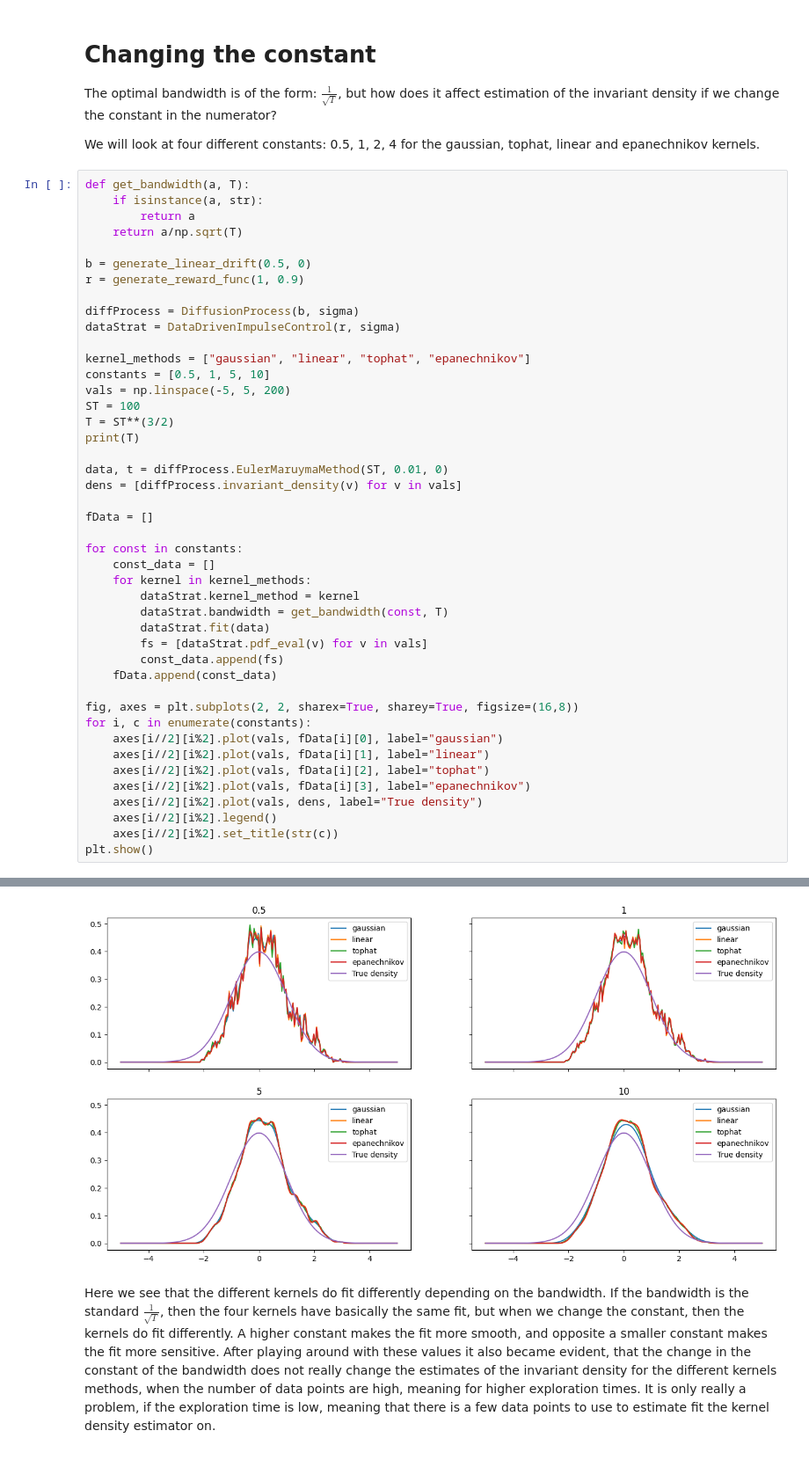
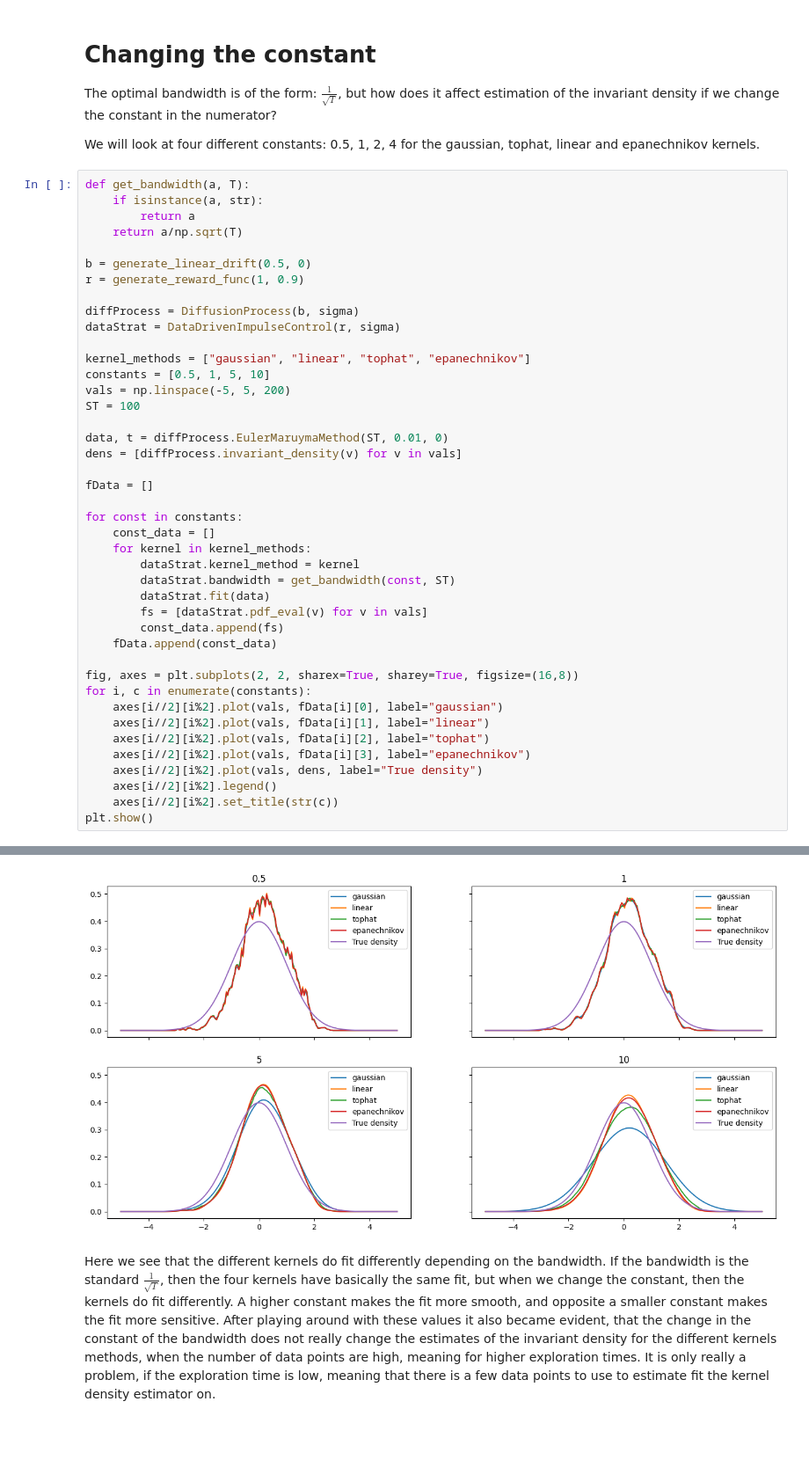
Before and after one commit to RasmusBrostroem/Data-driven-algorithms-for-Impulse-control-problem-Thesis, a Jupyter notebook: TestingBandwidth.ipynb, the cells around one changed output, grey strips where cells are left out. Shown at 88% size. Drawn from its saved outputs; the diff is of its cells as text.

```diff
--- a/TestingBandwidth.ipynb
+++ b/TestingBandwidth.ipynb
@@ -30,8 +30,6 @@ kernel_methods = ["gaussian", "linear", "tophat", "epanechnikov"]
 constants = [0.5, 1, 5, 10]
 vals = np.linspace(-5, 5, 200)
 ST = 100
-T = ST**(3/2)
-print(T)
 
 data, t = diffProcess.EulerMaruymaMethod(ST, 0.01, 0)
 dens = [diffProcess.invariant_density(v) for v in vals]
@@ -42,7 +40,7 @@ for const in constants:
     const_data = []
     for kernel in kernel_methods:
         dataStrat.kernel_method = kernel
-        dataStrat.bandwidth = get_bandwidth(const, T)
+        dataStrat.bandwidth = get_bandwidth(const, ST)
         dataStrat.fit(data)
         fs = [dataStrat.pdf_eval(v) for v in vals]
         const_data.append(fs)
@@ -63,4 +60,4 @@ plt.show()
-[figure, old version]
+[figure, new version]
 # %% [markdown]
 Here we see that the different kernels do fit differently depending on the bandwidth. If the bandwidth is the standard $\frac{1}{\sqrt{T}}$, then the four kernels have basically the same fit, but when we change the constant, then the kernels do fit differently. A higher constant makes the fit more smooth, and opposite a smaller constant makes the fit more sensitive. After playing around with these values it also became evident, that the change in the constant of the bandwidth does not really change the estimates of the invariant density for the different kernels methods, when the number of data points are high, meaning for higher exploration times. It is only really a problem, if the exploration time is low, meaning that there is a few data points to use to estimate fit the kernel density estimator on.
 
```
Also changed, not shown: parts of 2 cells of this notebook.
